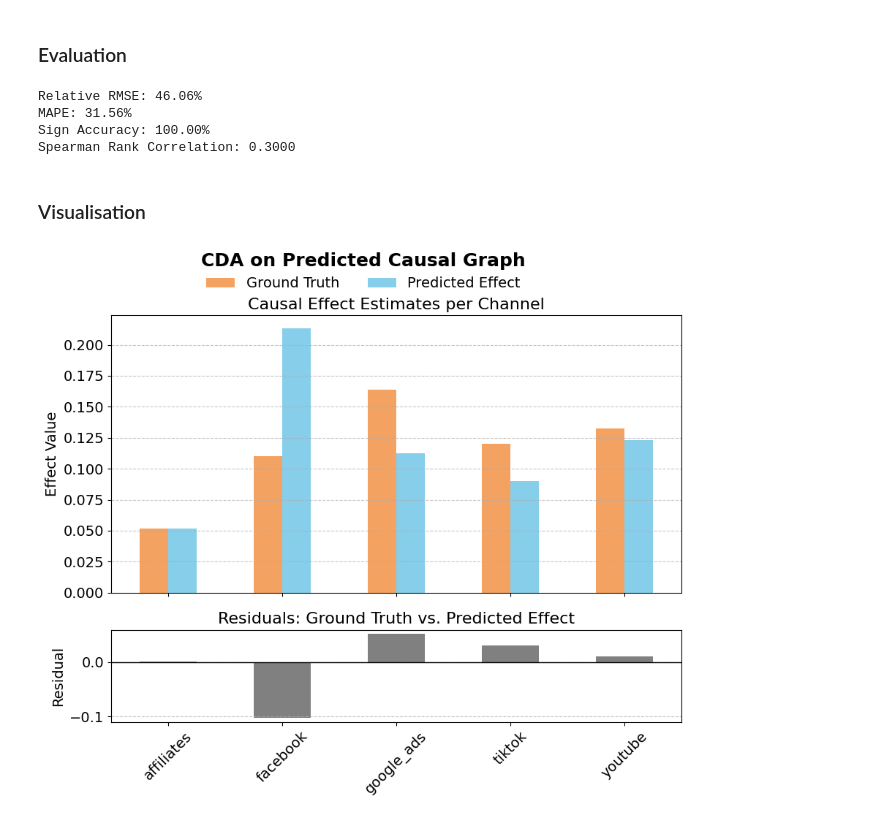
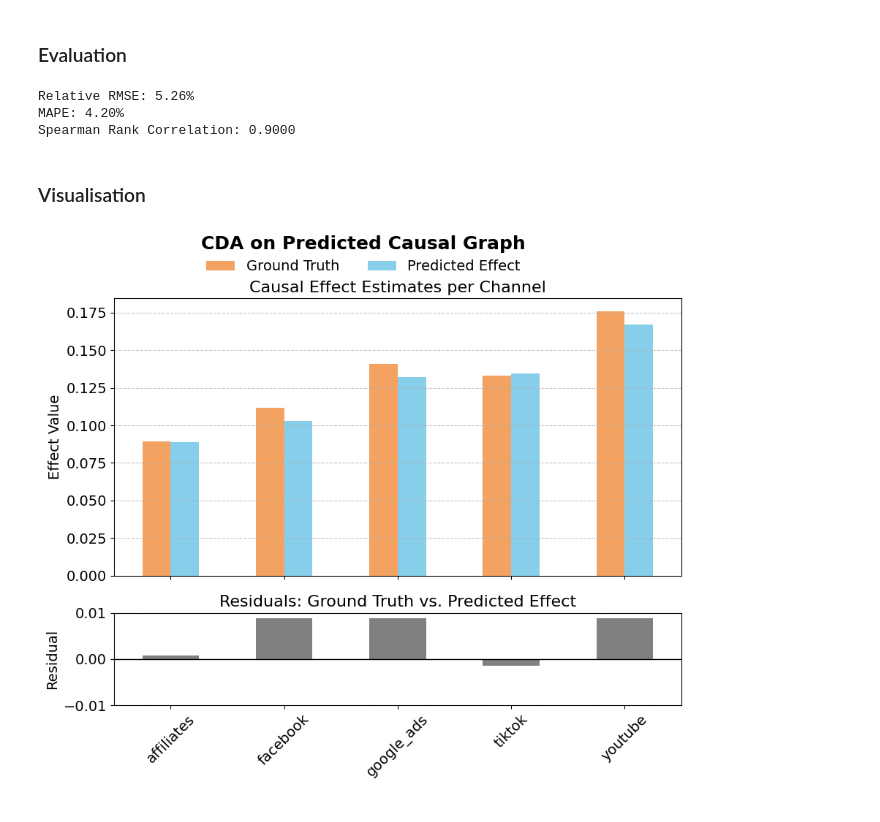
Before and after one commit to mar-sci/causal-driven-attribution, a Jupyter notebook: reproduce/examples/example_causal_driven_attribution.ipynb, the cells around one changed output. Saved outputs shown, nothing was run; the diff lists cells and outputs as text; code cells hidden in the pictures.

```diff
--- a/reproduce/examples/example_causal_driven_attribution.ipynb
+++ b/reproduce/examples/example_causal_driven_attribution.ipynb
@@ -116,7 +116,7 @@ data.shape
 # %% [markdown]
 PCMCI is described here: J. Runge, P. Nowack, M. Kretschmer, S. Flaxman, D. Sejdinovic, Detecting and quantifying causal associations in large nonlinear time series datasets. Sci. Adv. 5, eaau4996 (2019) https://advances.sciencemag.org/content/5/11/eaau4996
 # %%
-tau = 14
+tau = 45
 
 all_channels = [snake_case(ch) + '_' + ACTIVITY_NAME for ch in NODE_LOOKUP.values() if ch != TARGET_NODE]
 target_node = snake_case(TARGET_NODE)
@@ -263,16 +273,16 @@ gcm.fit(scm_true, data)
 # %% [markdown]
 ### Prediction
 # %%
-true_ACE_result = {} # Average Causal Effect
+true_CATE_result = {} # Average Causal Effect
 
 for source in all_channels:
     channel_drop = cda_model.estimate_conversion_drop_via_sampling_repeated(scm_true, data, source, target = target_node, n_runs = 5000)
     channel_mean = data[source].mean()
     causal_effect = calculate_causal_effect_per_unit(channel_drop, data[source])
     channel_name = source[:-(len(ACTIVITY_NAME)+1)]
-    true_ACE_result[channel_name] = {
+    true_CATE_result[channel_name] = {
         "conversion_drop": channel_drop,
-        "ace": causal_effect
+        "cate": causal_effect
     }
-true_ACE_result
+true_CATE_result
 # %% [output]
@@ -453,16 +474,16 @@ gcm.fit(scm_model, data)
 # %% [markdown]
 ### Prediction
 # %%
-model_ACE_result = {} # Average Causal Effect
+model_CATE_result = {} # Average Causal Effect
 
 for source in all_channels:
     channel_drop = cda_model.estimate_conversion_drop_via_sampling_repeated(scm_model, data, source, target = target_node, n_runs = 5000)
     channel_mean = data[source].mean()
     causal_effect = calculate_causal_effect_per_unit(channel_drop, data[source])
     channel_name = source[:-(len(ACTIVITY_NAME)+1)]
-    model_ACE_result[channel_name] = {
+    model_CATE_result[channel_name] = {
         "conversion_drop": channel_drop,
-        "ace": causal_effect
+        "cate": causal_effect
     }
-model_ACE_result
+model_CATE_result
 # %% [output]
@@ -484,9 +505,9 @@ model_ACE_result
 # normalized_total = {snake_case(k): v for k, v in total_effects.items()}
 
 # Align keys
-common_keys = list(set(normalized_total.keys()) & set(model_ACE_result.keys()))
+common_keys = list(set(normalized_total.keys()) & set(model_CATE_result.keys()))
 total_vals = [normalized_total[k] for k in common_keys]
-ace_vals = [model_ACE_result[k]['ace'] for k in common_keys]
+ace_vals = [model_CATE_result[k]['cate'] for k in common_keys]
 
 # Convert to numpy arrays
 total_vals = np.array(total_vals, dtype=float)
@@ -501,24 +522,19 @@ print(f"Relative RMSE: {relative_rmse:.2%}")
 mape = np.mean(np.abs((ace_vals - total_vals) / total_vals)) * 100
 print(f"MAPE: {mape:.2f}%")
 
-# ---------- 3. Sign Accuracy ----------
-sign_accuracy = np.mean(np.sign(ace_vals) == np.sign(total_vals))
-print(f"Sign Accuracy: {sign_accuracy:.2%}")
 
-
-# ---------- 4. Spearman rank correlation ----------
+# ---------- 3. Spearman rank correlation ----------
 spear_corr, _ = spearmanr(ace_vals, total_vals)
 print(f"Spearman Rank Correlation: {spear_corr:.4f}")
 # %% [output]
-Relative RMSE: 46.06%
-MAPE: 31.56%
-Sign Accuracy: 100.00%
-Spearman Rank Correlation: 0.3000
+Relative RMSE: 5.26%
+MAPE: 4.20%
+Spearman Rank Correlation: 0.9000
 # %% [markdown]
 ### Visualisation
 # %%
 # Prepare DataFrame
-normalized_ace = {k: v['ace'] for k, v in model_ACE_result.items()}
+normalized_ace = {k: v['cate'] for k, v in model_CATE_result.items()}
 db = pd.DataFrame({
     'Ground Truth': pd.Series(normalized_total),
     'Predicted Effect': pd.Series(normalized_ace)
@@ -530,49 +546,64 @@ db = db.sort_index()
 ace_vals = db['Predicted Effect'].values
 total_vals = db['Ground Truth'].values
 # %%
-# Custom lighter colors
+# --- Custom colors ---
 light_orange = '#f4a261'
 light_blue = '#87ceeb'
 
-# Plot
+# --- Optional: set fixed residual y-axis limit ---
+residual_limit = 0.01  # You can change this value
+
+# --- Create figure and axes ---
 fig, ax = plt.subplots(2, 1, figsize=(9, 8), sharex=True, gridspec_kw={'height_ratios': [3, 1]})
 
-# Title with RMSE
+# --- Suptitle ---
 fig.suptitle(
-    f"CDA on Predicted Causal Graph",
+    "CDA on Predicted Causal Graph",
     fontsize=18,
     fontweight='bold',
     y=0.95
 )
 
-# Top bar plot
-db[['Ground Truth', 'Predicted Effect']].plot(kind='bar', ax=ax[0], color=[light_orange, light_blue], legend=False)
+# --- Top plot: causal effects ---
+db[['Ground Truth', 'Predicted Effect']].plot(
+    kind='bar',
+    ax=ax[0],
+    color=[light_orange, light_blue],
+    legend=False
+)
 ax[0].set_ylabel('Effect Value', fontsize=14)
 ax[0].set_title('Causal Effect Estimates per Channel', fontsize=16)
 ax[0].grid(axis='y', linestyle='--', alpha=0.7)
 ax[0].tick_params(axis='y', labelsize=14)
 
-# Residuals bar plot
-db['Residual'].plot(kind='bar', ax=ax[1], color='gray')
+# --- Bottom plot: residuals ---
+db['Residual'].plot(
+    kind='bar',
+    ax=ax[1],
+    color='gray'
+)
 ax[1].axhline(0, color='black', linewidth=1)
 ax[1].set_ylabel('Residual', fontsize=14)
 ax[1].set_title('Residuals: Ground Truth vs. Predicted Effect', fontsize=16)
 ax[1].grid(axis='y', linestyle='--', alpha=0.7)
 ax[1].tick_params(axis='x', labelsize=14, rotation=45)
 ax[1].tick_params(axis='y', labelsize=14)
 
-# --- Add legend between suptitle and axis title ---
+# --- Fix residual y-axis limits ---
+ax[1].set_ylim([-residual_limit, residual_limit])
+
+# --- Shared legend ---
 fig.legend(
     labels=['Ground Truth', 'Predicted Effect'],
     loc='upper center',
-    bbox_to_anchor=(0.5, 0.93),  # (x=center, y=between titles)
+    bbox_to_anchor=(0.5, 0.93),
     ncol=2,
     fontsize=14,
-    title_fontsize=14,
     frameon=False
 )
 
-plt.tight_layout(rect=[0, 0, 1, 0.94])  # leave space for suptitle
+# --- Layout adjustment ---
+plt.tight_layout(rect=[0, 0, 1, 0.94])
 plt.show()
 # %% [output]
-[figure, old version]
+[figure, new version]
```
Also changed, not shown: parts of 16 cells of this notebook, 35 other files.
